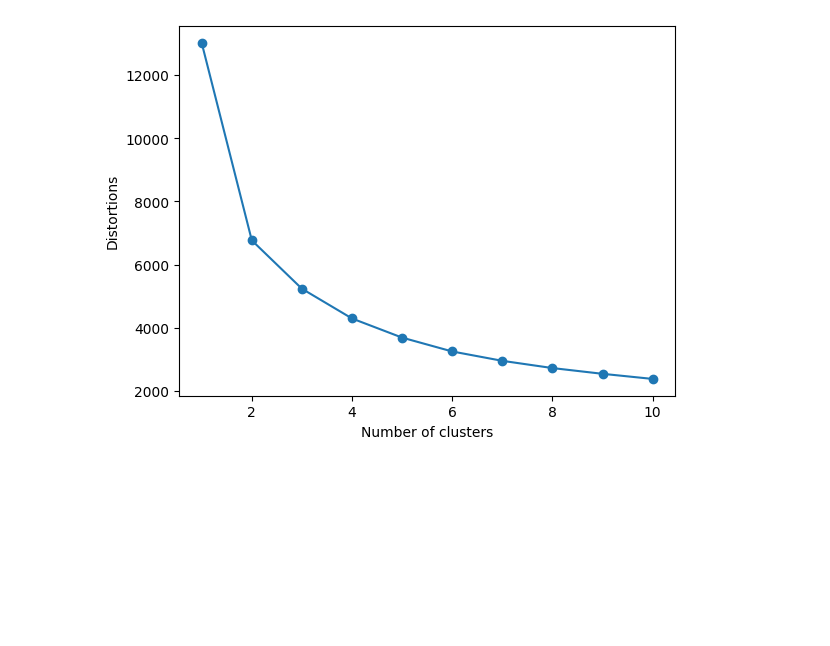
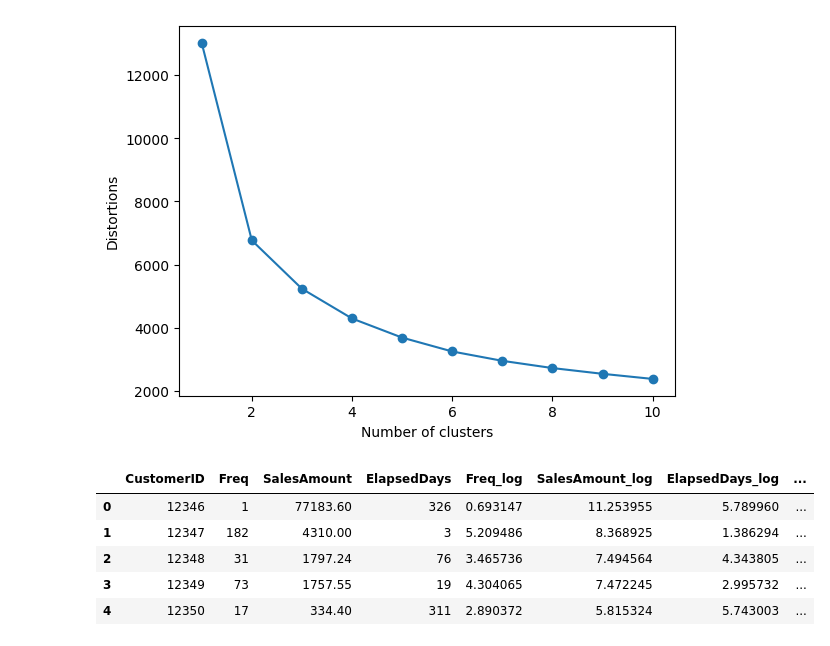
Before and after one commit to lsy3709/BigDataMLTest, a Jupyter notebook: 3-군집분석/test.ipynb, the cells around one changed output. Cells and saved outputs as stored; diff of their text form; code cells hidden in the pictures; blank space fills up the shorter version.

```diff
--- a/3-군집분석/test.ipynb
+++ b/3-군집분석/test.ipynb
@@ -349,3 +349,22 @@ plt.ylabel("Distortions")
 plt.show()
 # %% [output]
 [figure]
+# %%
+# 엘보 방법으로, 몇개의 그룹으로 나눌지 여부를 후보군을 그래프로 판단해서
+# 임의로, k = 3, 4, 5라고 가정해보고, 다시 학습을 시켜보자.
+
+# 그룹을 3개의 그룹으로해서, 모델 생성
+kmeans = KMeans(n_clusters=3, random_state=0)
+# 생성된 모델을 기준으로, x 값 을이용해서, 예측값을 구하고,
+Y_labels = kmeans.fit_predict(X_features_scaled)
+
+# 구한 예측값을 기존의 데이터프레임에 , 새컬럼으로 추가하기.
+customer_df["ClusterLabel"] = Y_labels
+customer_df.head()
+# %% [output]
+|  | CustomerID | Freq | SalesAmount | ElapsedDays | Freq_log | SalesAmount_log | ElapsedDays_log | ... |
+| 0 | 12346 | 1 | 77183.60 | 326 | 0.693147 | 11.253955 | 5.789960 | ... |
+| 1 | 12347 | 182 | 4310.00 | 3 | 5.209486 | 8.368925 | 1.386294 | ... |
+| 2 | 12348 | 31 | 1797.24 | 76 | 3.465736 | 7.494564 | 4.343805 | ... |
+| 3 | 12349 | 73 | 1757.55 | 19 | 4.304065 | 7.472245 | 2.995732 | ... |
+| 4 | 12350 | 17 | 334.40 | 311 | 2.890372 | 5.815324 | 5.743003 | ... |
```
Also changed, not shown: parts of 1 cell of this notebook.
